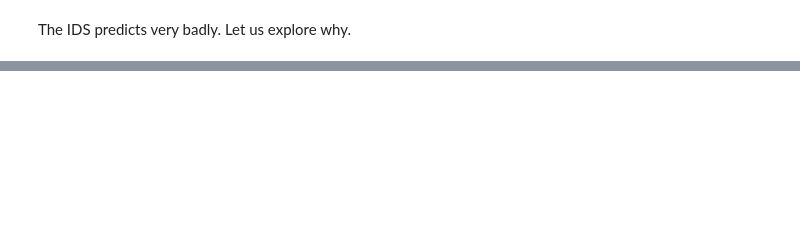
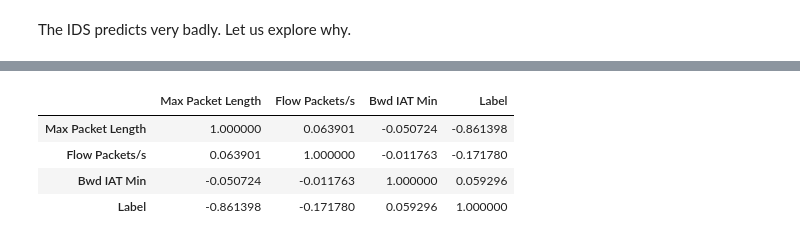
Before and after one commit to vedrankolka/diplomski, a Jupyter notebook: ids/IDS.ipynb, the cells around one changed output, grey strips where cells are left out. Cells and saved outputs as stored; diff of their text form; code cells hidden in the pictures; blank space fills up the shorter version.

```diff
--- a/ids/IDS.ipynb
+++ b/ids/IDS.ipynb
@@ -251,0 +219,8 @@ plt.close()
+# %%
+dt_train_df.corr()
+# %% [output]
+|  | Max Packet Length | Flow Packets/s | Bwd IAT Min | Label |
+| Max Packet Length | 1.000000 | 0.063901 | -0.050724 | -0.861398 |
+| Flow Packets/s | 0.063901 | 1.000000 | -0.011763 | -0.171780 |
+| Bwd IAT Min | -0.050724 | -0.011763 | 1.000000 | 0.059296 |
+| Label | -0.861398 | -0.171780 | 0.059296 | 1.000000 |
```
Also changed, not shown: parts of 16 cells of this notebook, 1 other file.
